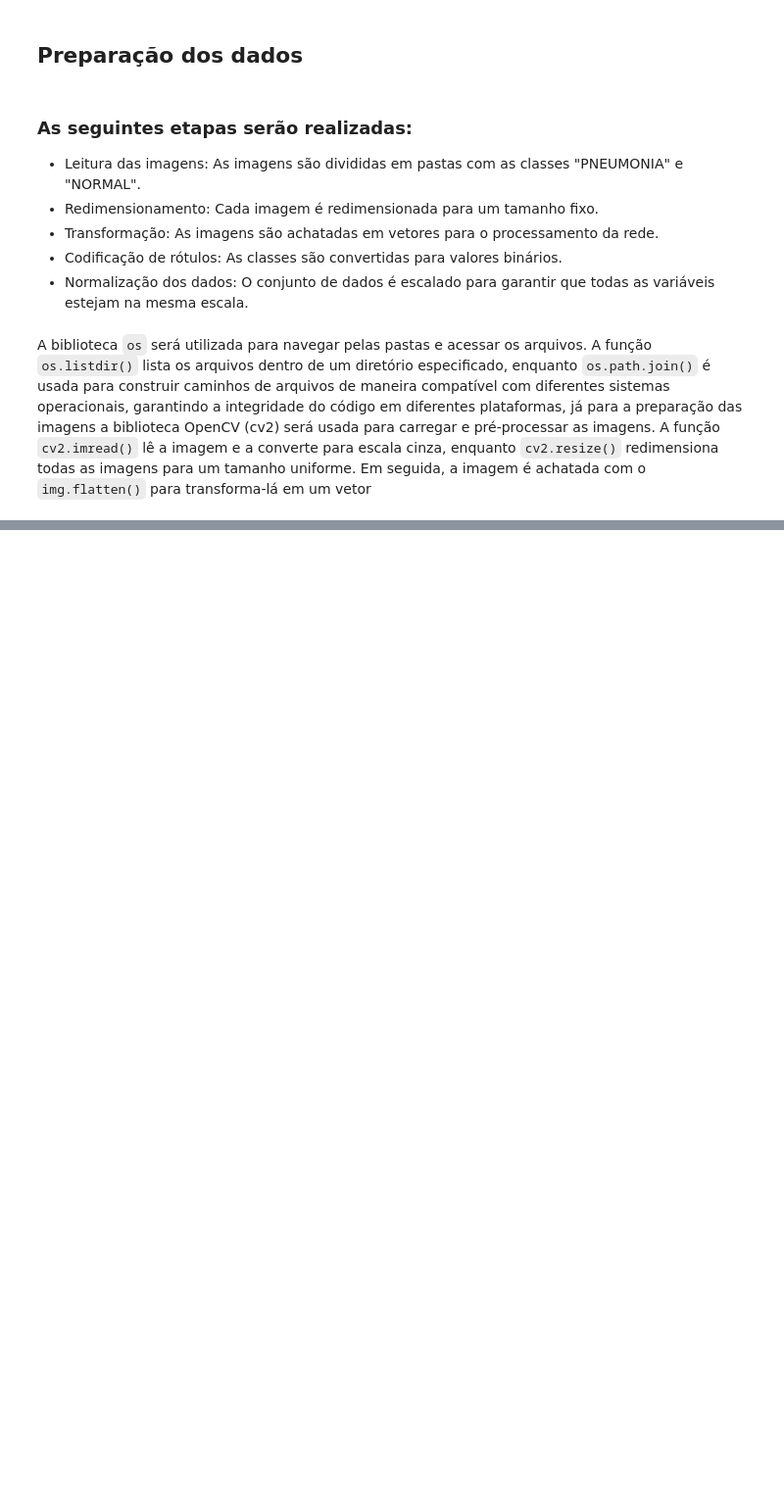
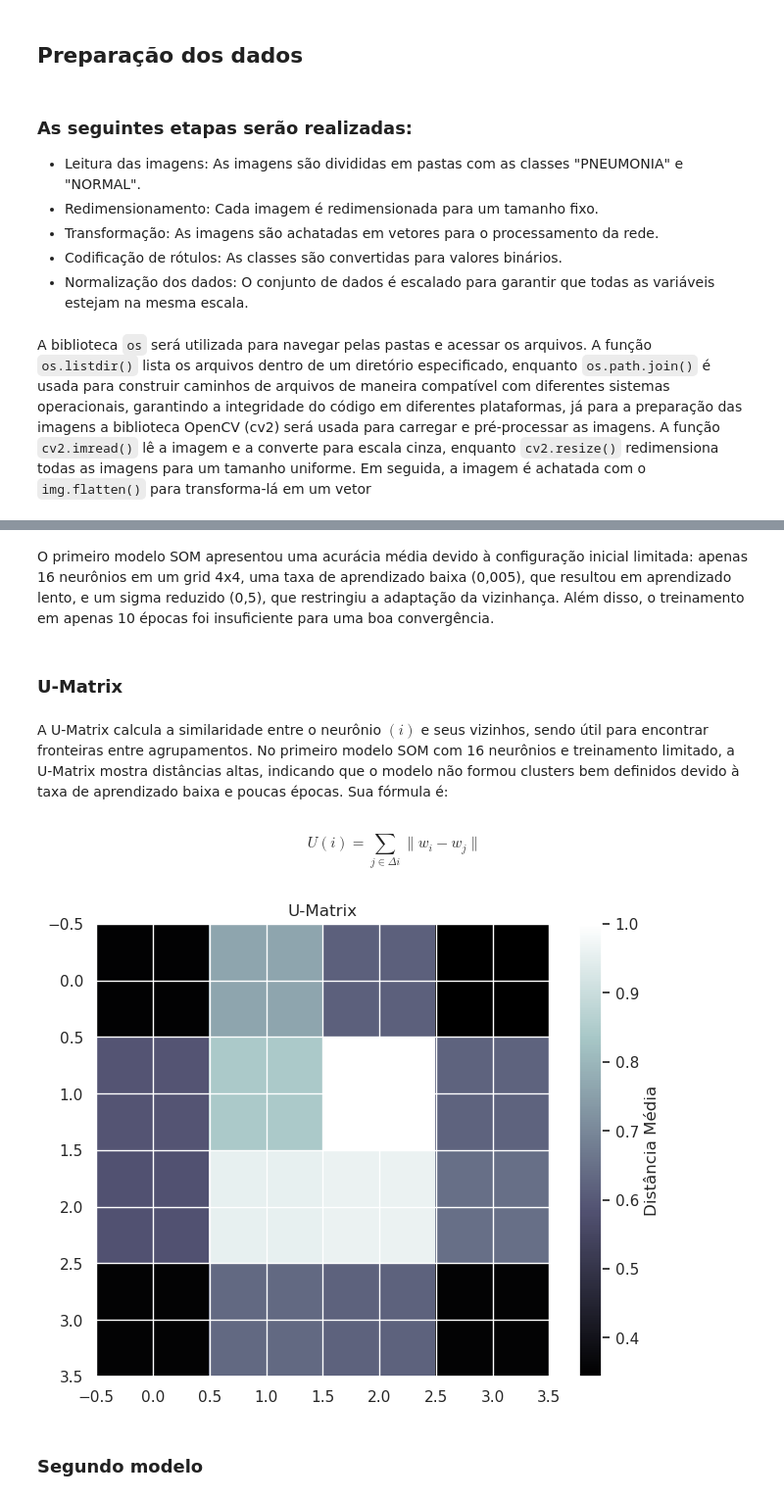
Before and after one commit to guipereira2/Projetos_RedesNeurais, a Jupyter notebook: Projeto 2 - Modelo não supervisionado/Projeto2.ipynb, the cells around one changed output, grey strips where cells are left out. Shown at 98% size. Saved outputs shown, nothing was run; the diff lists cells and outputs as text; code cells hidden in the pictures; blank space fills up the shorter version.

```diff
--- a/Projeto 2 - Modelo não supervisionado/Projeto2.ipynb
+++ b/Projeto 2 - Modelo não supervisionado/Projeto2.ipynb
@@ -109,0 +243,22 @@ dados_teste_normalizados = scaler.transform(dados_teste) # Normalizar os dados d
+# %% [markdown]
+O primeiro modelo SOM apresentou uma acurácia média devido à configuração inicial limitada: apenas 16 neurônios em um grid 4x4, uma taxa de aprendizado baixa (0,005), que resultou em aprendizado lento, e um sigma reduzido (0,5), que restringiu a adaptação da vizinhança. Além disso, o treinamento em apenas 10 épocas foi insuficiente para uma boa convergência.
+# %% [markdown]
+### U-Matrix
+# %% [markdown]
+A U-Matrix calcula a similaridade entre o neurônio $(i)$ e seus vizinhos, sendo útil para encontrar fronteiras entre agrupamentos. No primeiro modelo SOM com 16 neurônios e treinamento limitado, a U-Matrix mostra distâncias altas, indicando que o modelo não formou clusters bem definidos devido à taxa de aprendizado baixa e poucas épocas. Sua fórmula é:
+# %% [markdown]
+$$U(i) = \sum_{j \in \Delta i} \| w_i - w_j \|$$
+# %%
+# U-Matrix
+umatrix = primeiro_modelo_som.distance_map()  # Retorna a U-Matrix
+
+# Plota a U-Matrix
+plt.figure(figsize=(8, 6))
+plt.title("U-Matrix")
+plt.imshow(umatrix, cmap='bone', interpolation='nearest')
+plt.colorbar(label='Distância Média')
+plt.show()
+# %% [output]
+[figure, added]
+# %% [markdown]
+### Segundo modelo
```
Also changed, not shown: parts of 35 cells of this notebook.
